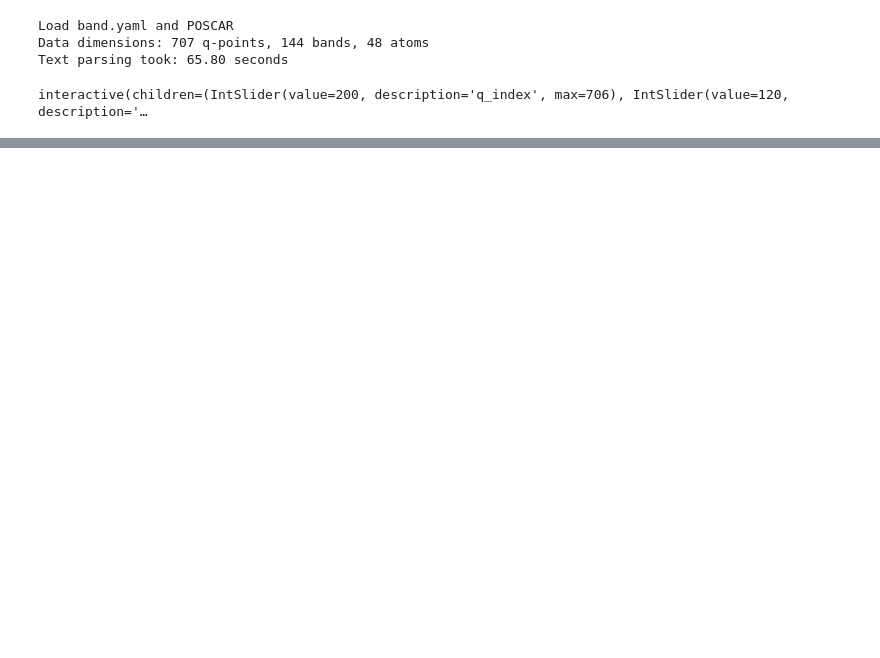
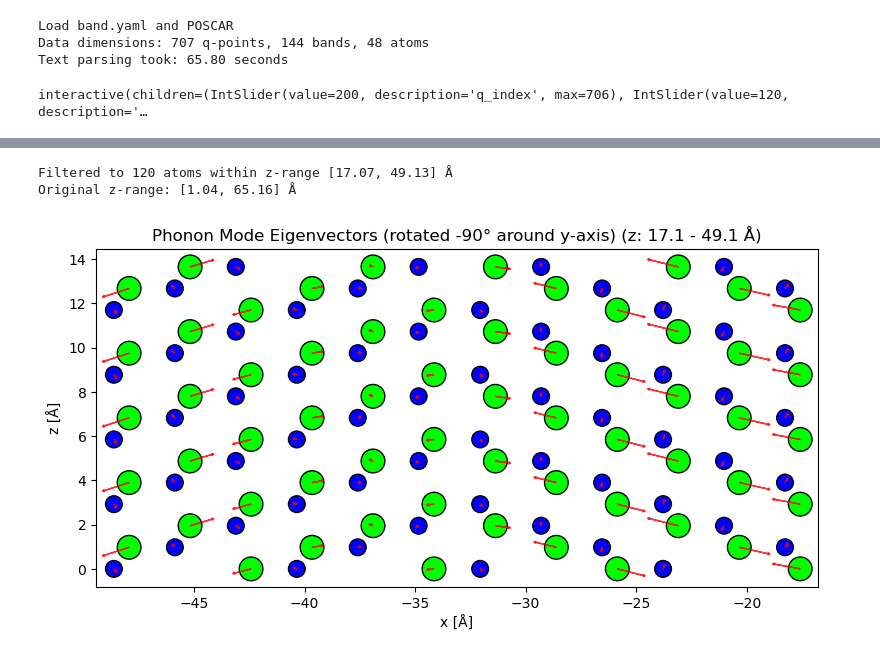
Before and after one commit to HanHsuanWu/Phonopy_VESTA, a Jupyter notebook: phonon_visual.ipynb, the cells around one changed output, grey strips where cells are left out. Drawn from its saved outputs; the diff is of its cells as text; code cells hidden in the pictures; blank space fills up the shorter version.

Commit message:
Added rotation

```diff
--- a/phonon_visual.ipynb
+++ b/phonon_visual.ipynb
@@ -729,0 +620,20 @@ Original z-range: [1.04, 65.16] Å
+# %%
+# Example 1: Rotate 45 degrees around z-axis
+colors = {'B': 'blue', 'As': 'lime'}
+twin_z = ((atoms.get_positions()[:,2].max()+3*atoms.get_positions()[:,2].min())/4,
+          (3*atoms.get_positions()[:,2].max()+atoms.get_positions()[:,2].min())/4)
+
+plot_eigenvectors_rotated(atoms, eigvecs[50,70],
+                         expand_cell=(5, 1, 1),
+                         scale=5.0,
+                         plane="xz",
+                         show_vectors=True,
+                         colors=colors,
+                         legend=False,
+                         z_range=twin_z,
+                         rotation_angle=-90,  # Rotate 45 degrees
+                         rotation_axis='y')  # Around z-axis
+# %% [output]
+Filtered to 120 atoms within z-range [17.07, 49.13] Å
+Original z-range: [1.04, 65.16] Å
+[figure, added]
```
Also changed, not shown: parts of 3 cells of this notebook.
